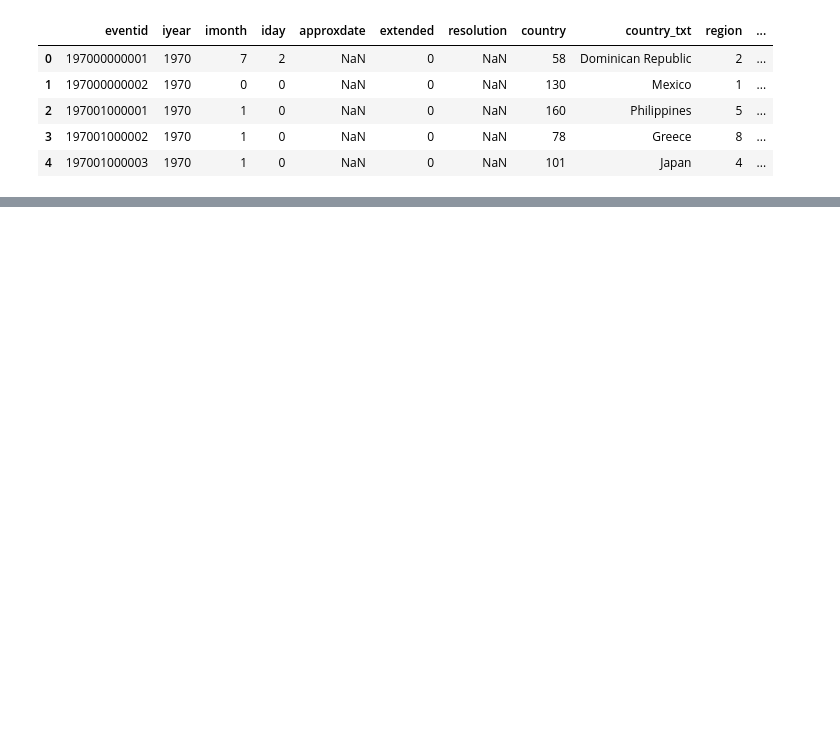
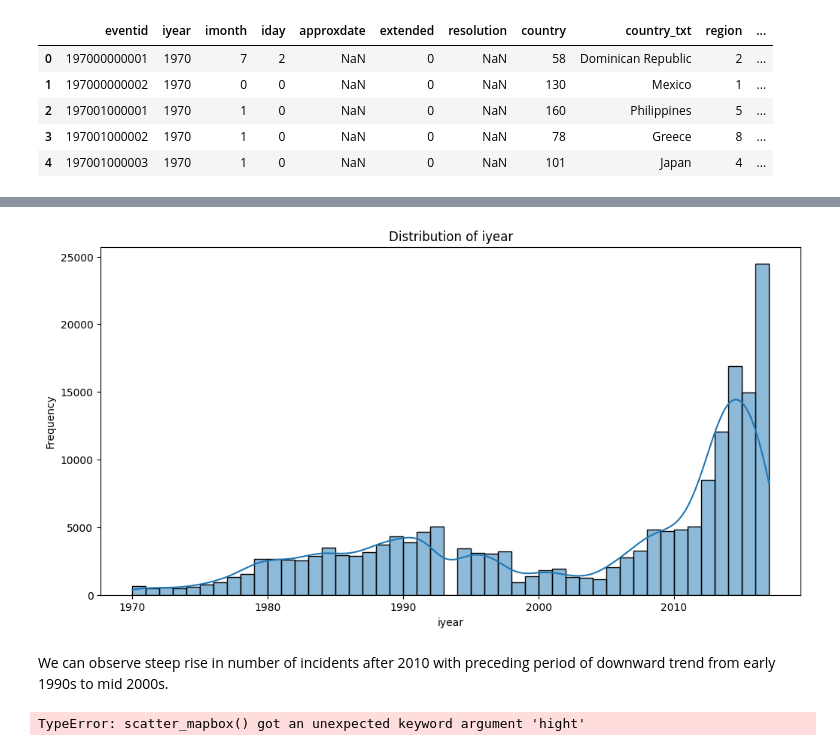
Before and after one commit to VladGrinDA/DI_Bootcamp, a Jupyter notebook: Week7/Day3/DailyChallenge/dc_start.ipynb, the cells around one changed output, grey strips where cells are left out. Cells and saved outputs as stored; diff of their text form; code cells hidden in the pictures; blank space fills up the shorter version.

```diff
--- a/Week7/Day3/DailyChallenge/dc_start.ipynb
+++ b/Week7/Day3/DailyChallenge/dc_start.ipynb
@@ -68,0 +82,4 @@ df.head()
+# %%
+missing = df.isnull().sum()
+for col, count in missing[missing > 0].items():
+    print(f"{col}: {count} missing values")
@@ -68,0 +131,13 @@ df.head()
+# %%
+from sklearn.preprocessing import StandardScaler
+
+# Just to complete the task
+scaler = StandardScaler()
+df['nkill_stand'] = scaler.fit_transform(df.nkill.values.reshape(-1, 1))
+# %%
+import numpy as np
+
+df.loc[df.imonth == 0, 'imonth'] = np.nan
+df.loc[df.iday == 0, 'iday'] = np.nan
+
+df.describe()
@@ -68,0 +154,18 @@ df.head()
+# %%
+import seaborn as sns
+import matplotlib.pyplot as plt
+
+def plot_hist(df, col, **kwargs):
+    plt.figure(figsize=(12, 6))
+    sns.histplot(df[col], kde=True, **kwargs)
+    plt.title(f'Distribution of {col}')
+    plt.xlabel(col)
+    plt.ylabel('Frequency')
+    plt.show()
+# %%
+plot_hist(df, 'iyear', bins=len(df['iyear'].unique()))
+# %% [output]
+[figure, added]
+# %% [markdown]
+We can observe steep rise in number of incidents after 2010 with preceding period of downward trend
+from early 1990s to mid 2000s.
@@ -68,0 +176,13 @@ df.head()
+# %%
+import plotly.express as px
+
+# Fill nkill with 1 so it will be visible on the map
+fig = px.scatter_mapbox(df, lat="latitude", lon="longitude", hover_name="city",
+                        hover_data=["country_txt", "iyear", "nkill"],
+                        color='iyear', size=log_base(df.nkill.fillna(0) + 1, 2),
+                        size_max=15, hight=600, width=800)
+
+fig.update_layout(mapbox_style="open-street-map")
+fig.show()
+# %% [output]
+TypeError: scatter_mapbox() got an unexpected keyword argument 'hight'
```
Also changed, not shown: parts of 13 cells of this notebook, 2 other files.
